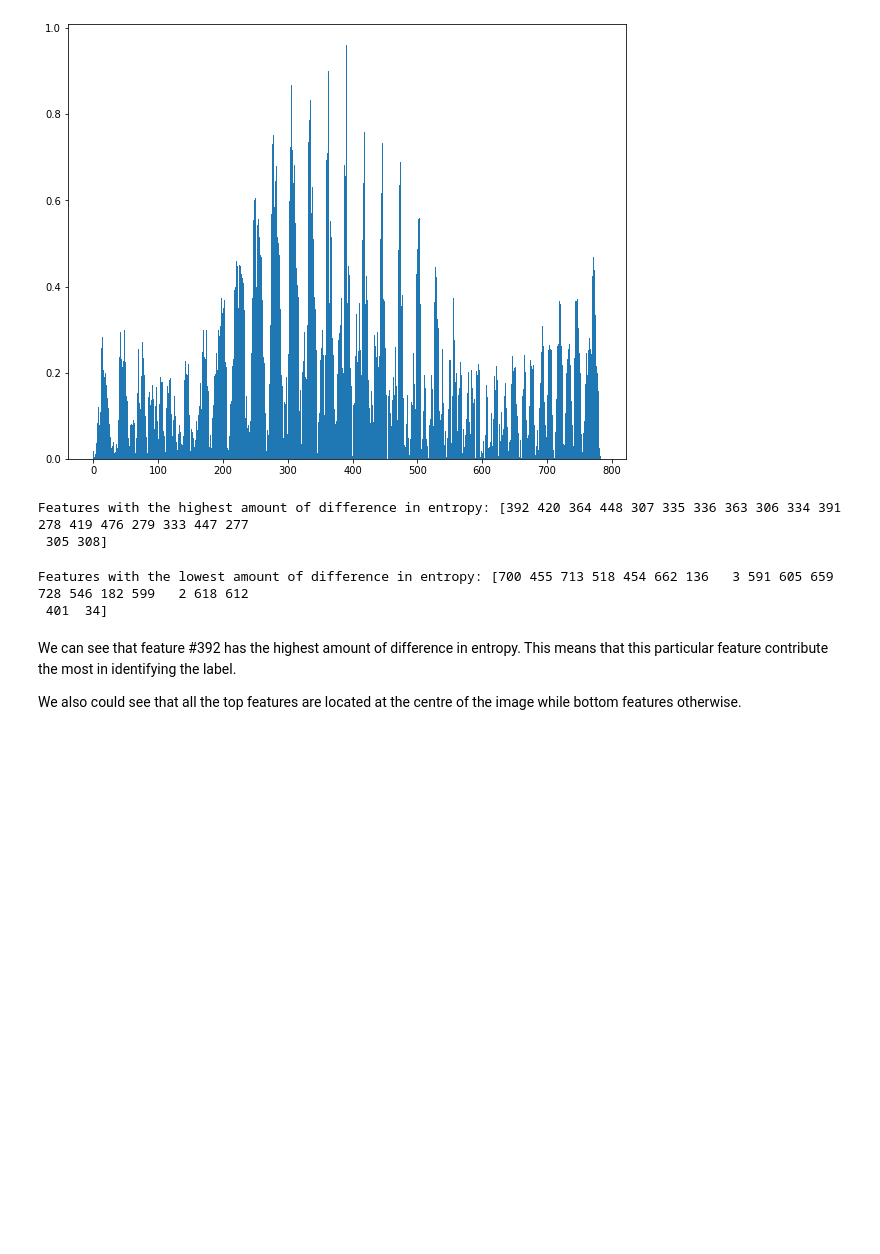
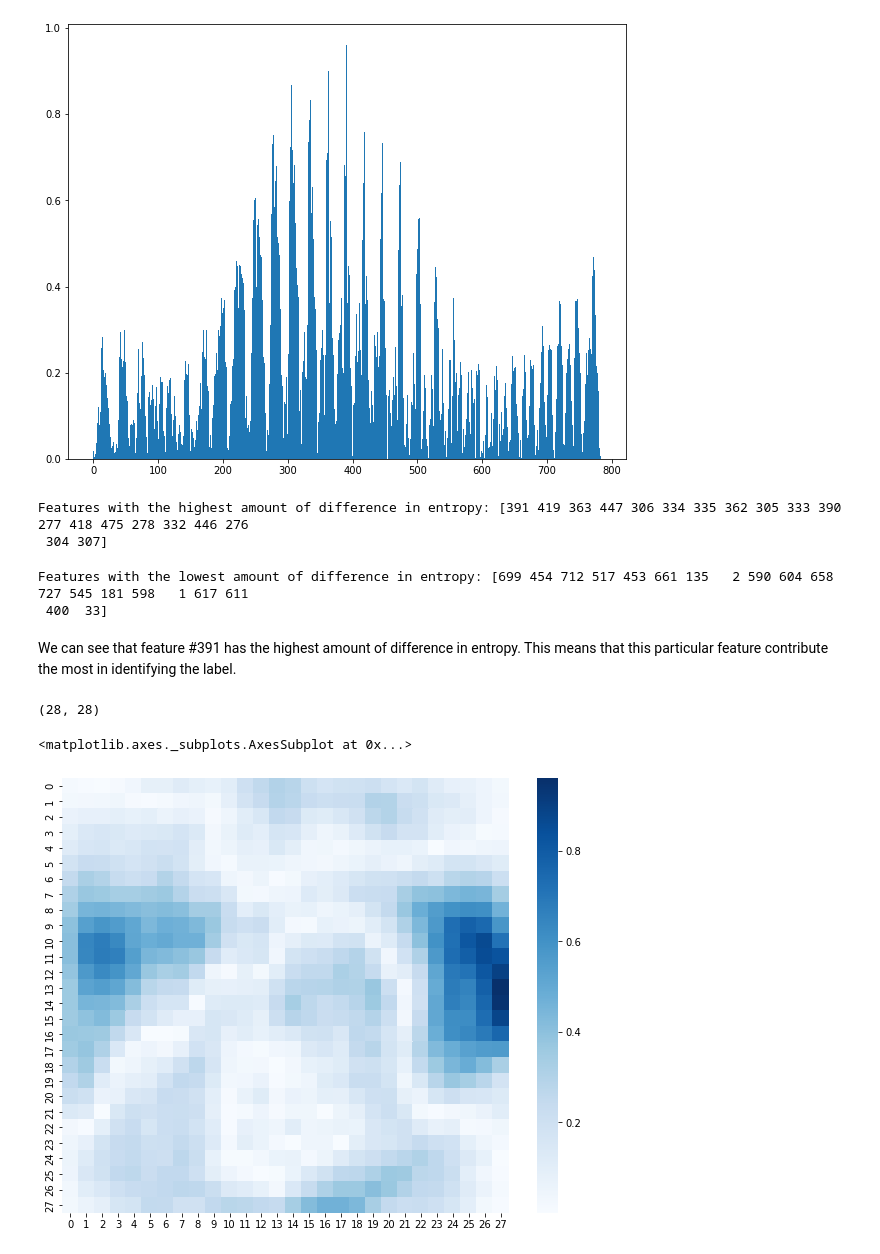
Before and after one commit to kurkurzz/Code, a Jupyter notebook: Multi_Layer_Perceptron_with_Kuzhushiji_MNIST_dataset.ipynb, the cells around one changed output. Drawn from its saved outputs; the diff is of its cells as text; code cells hidden in the pictures; blank space fills up the shorter version.

```diff
--- a/Multi_Layer_Perceptron_with_Kuzhushiji_MNIST_dataset.ipynb
+++ b/Multi_Layer_Perceptron_with_Kuzhushiji_MNIST_dataset.ipynb
@@ -717,17 +801,25 @@ plt.hist(x=[i for i in range(784)], bins=784, weights=entropy_diff);
 [figure]
 # %%
 top_20_entropy_diff = np.argsort(-entropy_diff)[:20]
-print(f'Features with the highest amount of difference in entropy: {top_20_entropy_diff+1}')
+print(f'Features with the highest amount of difference in entropy: {top_20_entropy_diff}')
 # %% [output]
-Features with the highest amount of difference in entropy: [392 420 364 448 307 335 336 363 306 334 391 278 419 476 279 333 447 277
- 305 308]
+Features with the highest amount of difference in entropy: [391 419 363 447 306 334 335 362 305 333 390 277 418 475 278 332 446 276
+ 304 307]
 # %%
 bottom_20_entropy_diff = np.argsort(entropy_diff)[:20]
-print(f'Features with the lowest amount of difference in entropy: {bottom_20_entropy_diff+1}')
+print(f'Features with the lowest amount of difference in entropy: {bottom_20_entropy_diff}')
 # %% [output]
-Features with the lowest amount of difference in entropy: [700 455 713 518 454 662 136   3 591 605 659 728 546 182 599   2 618 612
- 401  34]
+Features with the lowest amount of difference in entropy: [699 454 712 517 453 661 135   2 590 604 658 727 545 181 598   1 617 611
+ 400  33]
 # %% [markdown]
-We can see that feature #392 has the highest amount of difference in entropy. This means that this particular feature contribute the most in identifying the label.
-
-We also could see that all the top features are located at the centre of the image while bottom features otherwise.
+We can see that feature #391 has the highest amount of difference in entropy. This means that this particular feature contribute the most in identifying the label.
+# %%
+entropy_diff.reshape( 28, 28).shape
+# %% [output]
+(28, 28)
+# %%
+plt.figure(figsize=(10,8))
+sns.heatmap(entropy_diff.reshape(28, 28), cmap='Blues')
+# %% [output]
+<matplotlib.axes._subplots.AxesSubplot at 0x...>
+[figure, added]
```
Also changed, not shown: parts of 28 cells of this notebook.
